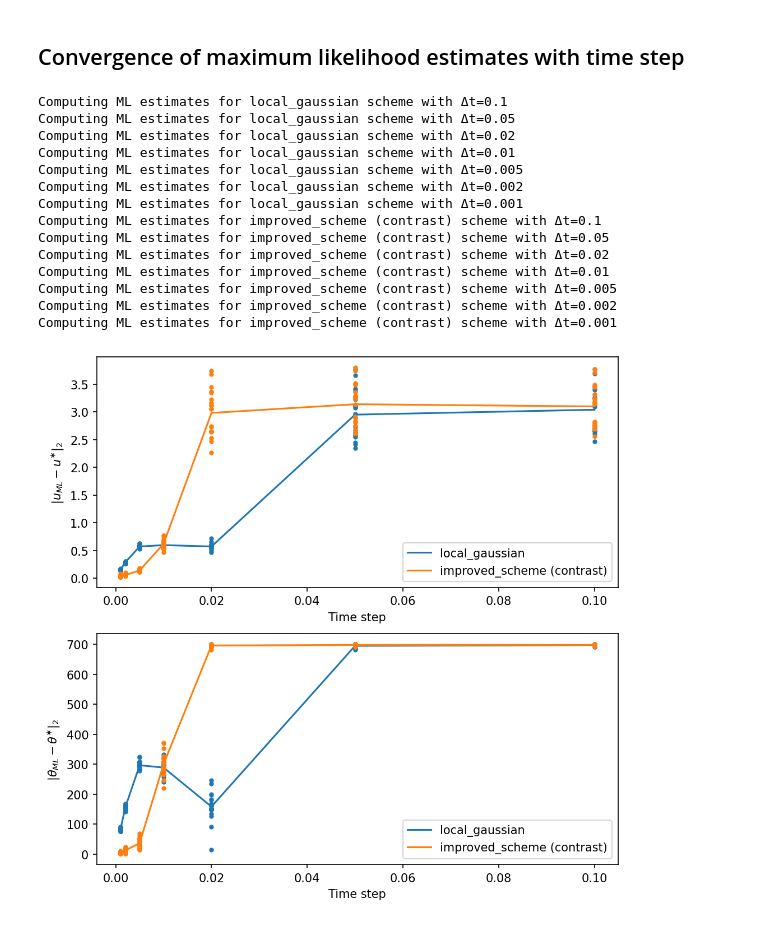
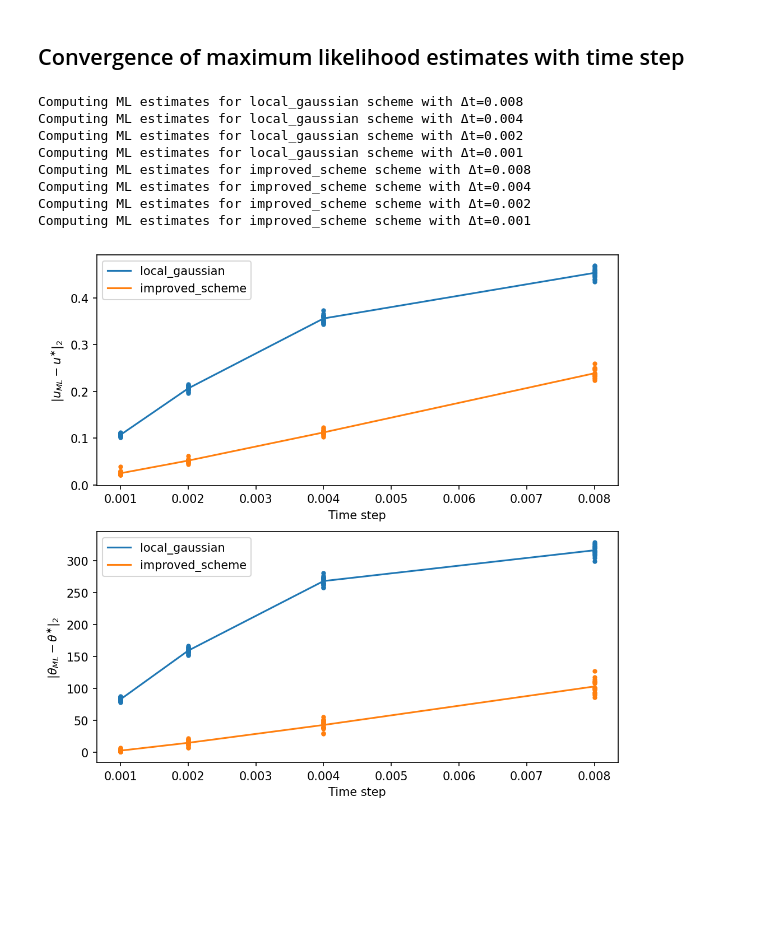
Before and after one commit to matt-graham/simsde, a Jupyter notebook: notebooks/Convergence_rate_of_contrast_schemes_with_Janset-Rit_model.ipynb, the cells around one changed output. Drawn from its saved outputs; the diff is of its cells as text; code cells hidden in the pictures; blank space fills up the shorter version.

Commit message:
Updating parameters for Janset-Rit experiments notebook to match paper

```diff
--- a/notebooks/Convergence_rate_of_contrast_schemes_with_Janset-Rit_model.ipynb
+++ b/notebooks/Convergence_rate_of_contrast_schemes_with_Janset-Rit_model.ipynb
@@ -85,12 +85,12 @@ def simulate_diffusion(x_0, θ, t_seq, n_seq):
 vmapped_simulate_diffusion = jit(vmap(simulate_diffusion, (None, None, None, 0)))
 # %%
 rng = np.random.default_rng(1234)
-dt = 1e-4
-t_min = 5.
-t_max = 25.
+dt = 0.0001
+t_max = 105.
+t_seq_sim = np.arange(int(t_max / dt) + 1) * dt
 x_0 = np.array([-0.5, 0, 0, 0.08, 18, 15])
-
-t_seq_sim = np.arange(int(t_max / dt) + 1) * dt
+inv_data = 50000
+num_sim = 50
 
 parameter_values = {
     "A": 3.25,
@@ -113,8 +113,8 @@ parameter_values = {
 n_seqs = rng.standard_normal((20, t_seq_sim.shape[0] - 1, dim_n))
 x_seqs_sim = vmapped_simulate_diffusion(x_0, θ_true, t_seq_sim, n_seqs)
 
-t_seq = t_seq_sim[int(t_min / dt):]
-x_seqs = x_seqs_sim[:, int(t_min / dt):]
+t_seq = t_seq_sim[inv_data:]
+x_seqs = x_seqs_sim[:, inv_data:]
 # %%
 fig, axes = plt.subplots(dim_x, 1, sharex=True, figsize=(12, 12))
 labels = [f'$x_{i}$' for i in range(dim_x)]
@@ -136,9 +136,9 @@ Text(0.5, 0, 'Time')
 # %% [markdown]
 ## Approximate transition densities
 # %%
-symolic_log_transition_density_generators = {
+symbolic_log_transition_density_generators = {
     'local_gaussian': simsde.densities.local_gaussian_log_transition_density,
-    'improved_scheme (contrast)': simsde.densities.improved_scheme_log_transition_density_proxy,
+    'improved_scheme': simsde.densities.improved_scheme_log_transition_density_proxy,
 }
 jax_log_transition_densities = {
     key: symnum.numpify(dim_x, dim_x, dim_θ, None, numpy_module=jnp)(
@@ -147,7 +147,7 @@ jax_log_transition_densities = {
         )
     )
     for key, symbolic_transition_density_generator in
-    symolic_log_transition_density_generators.items()
+    symbolic_log_transition_density_generators.items()
 }
 # %% [markdown]
 ## Log-likelihood functions
@@ -161,7 +161,7 @@ def sigmoid(u):
 free_parameter_ranges = {
     "C": (129, 141),
     "μ_1": (160, 280),
-    "σ_1": (1300, 2700),
+    "σ_1": (1000, 3000),
 }
 
 def generate_θ(u, parameter_values, free_parameter_ranges):
@@ -200,9 +200,11 @@ def get_log_likelihood_functions(
     return {'u': log_likelihood_u, 'θ': log_likelihood_θ}
 # %%
 def plot_log_likelihood(
-    log_likelihood, x_seq, t_seq, parameter_values, free_parameter_ranges, n_grid=101
+    log_likelihood, x_seq, t_seq, parameter_values, free_parameter_ranges, n_grid=41
 ):
-    vmapped_log_likelihood_θ = jit(vmap(log_likelihood["θ"], (0, None, None)))
+    mapped_log_likelihood_θ = jit(
+        lambda θs: jax_map(lambda θ: log_likelihood["θ"](θ, x_seq, t_seq), θs)
+    )
     vmapped_generate_θ = vmap(
         lambda u: generate_θ(u, parameter_values, free_parameter_ranges)
     )
@@ -210,7 +212,7 @@ def plot_log_likelihood(
     def parameter_and_log_likelihood_grids(u_ranges):
         u_grid = np.stack(np.meshgrid(*u_ranges), -1).reshape((-1, n_free_parameters))
         θ_grid = vmapped_generate_θ(u_grid)
-        log_likelihood_grid = vmapped_log_likelihood_θ(θ_grid, x_seq, t_seq)
+        log_likelihood_grid = mapped_log_likelihood_θ(θ_grid)
         return u_grid, θ_grid, log_likelihood_grid
 
     n_free_parameters = len(free_parameter_ranges)
@@ -308,7 +313,7 @@ rng = np.random.default_rng(seed)
 u_inits = rng.standard_normal(size=(len(x_seqs), len(free_parameter_ranges)))
 θ_true = np.array(list(parameter_values.values()))
 u_true = inv_generate_θ(θ_true, parameter_values, free_parameter_ranges)
-subsample_factors = np.array([1000, 500, 200, 100, 50, 20, 10])
+subsample_factors = np.array([80, 40, 20, 10])
 time_steps = (t_seq[-1] - t_seq[0]) / ((t_seq.shape[0] - 1) / subsample_factors)
 distances = {
     scheme: {k: np.full((len(subsample_factors), len(x_seqs)), np.nan) for k in "uθ"}
@@ -319,43 +324,37 @@ for scheme, log_transition_density in jax_log_transition_densities.items():
         log_transition_density, parameter_values, free_parameter_ranges
     )
     for i, subsample in enumerate(subsample_factors):
         print(f"Computing ML estimates for {scheme} scheme with Δt={time_steps[i]}")
         u_ml_estimates = compute_maximum_likelihood_estimates(
             log_likelihood, t_seq[::subsample], x_seqs[:, ::subsample], u_inits
         )
         θ_ml_estimates = vmapped_generate_θ(u_ml_estimates)
         distances[scheme]["u"][i] = ((u_ml_estimates - u_true)**2).sum(-1)**0.5
         distances[scheme]["θ"][i] = ((θ_ml_estimates - θ_true)**2).sum(-1)**0.5
 
 fig, axes = plt.subplots(2, figsize=(8, 8), dpi=150)
 for ax, parameterization in zip(axes, "uθ"):
     for scheme, color in zip(jax_log_transition_densities, ("C0", "C1")):
         ax.plot(time_steps, distances[scheme][parameterization], '.', color=color)
         ax.plot(
             time_steps,
             distances[scheme][parameterization].mean(-1),
             '-',
             color=color,
             label=scheme
         )
     ax.set(
         xlabel='Time step',
         ylabel=f'$\\|{parameterization}_{{ML}} - {parameterization}^{{\\ast}}\\|_2$'
     )
     ax.legend()
 # %% [output]
-Computing ML estimates for local_gaussian scheme with Δt=0.1
-Computing ML estimates for local_gaussian scheme with Δt=0.05
-Computing ML estimates for local_gaussian scheme with Δt=0.02
-Computing ML estimates for local_gaussian scheme with Δt=0.01
-Computing ML estimates for local_gaussian scheme with Δt=0.005
+Computing ML estimates for local_gaussian scheme with Δt=0.008
+Computing ML estimates for local_gaussian scheme with Δt=0.004
 Computing ML estimates for local_gaussian scheme with Δt=0.002
 Computing ML estimates for local_gaussian scheme with Δt=0.001
-Computing ML estimates for improved_scheme (contrast) scheme with Δt=0.1
-Computing ML estimates for improved_scheme (contrast) scheme with Δt=0.05
-Computing ML estimates for improved_scheme (contrast) scheme with Δt=0.02
-Computing ML estimates for improved_scheme (contrast) scheme with Δt=0.01
-Computing ML estimates for improved_scheme (contrast) scheme with Δt=0.005
-Computing ML estimates for improved_scheme (contrast) scheme with Δt=0.002
-Computing ML estimates for improved_scheme (contrast) scheme with Δt=0.001
+Computing ML estimates for improved_scheme scheme with Δt=0.008
+Computing ML estimates for improved_scheme scheme with Δt=0.004
+Computing ML estimates for improved_scheme scheme with Δt=0.002
+Computing ML estimates for improved_scheme scheme with Δt=0.001
-[figure, old version]
+[figure, new version]
```
Also changed, not shown: parts of 4 cells of this notebook.
